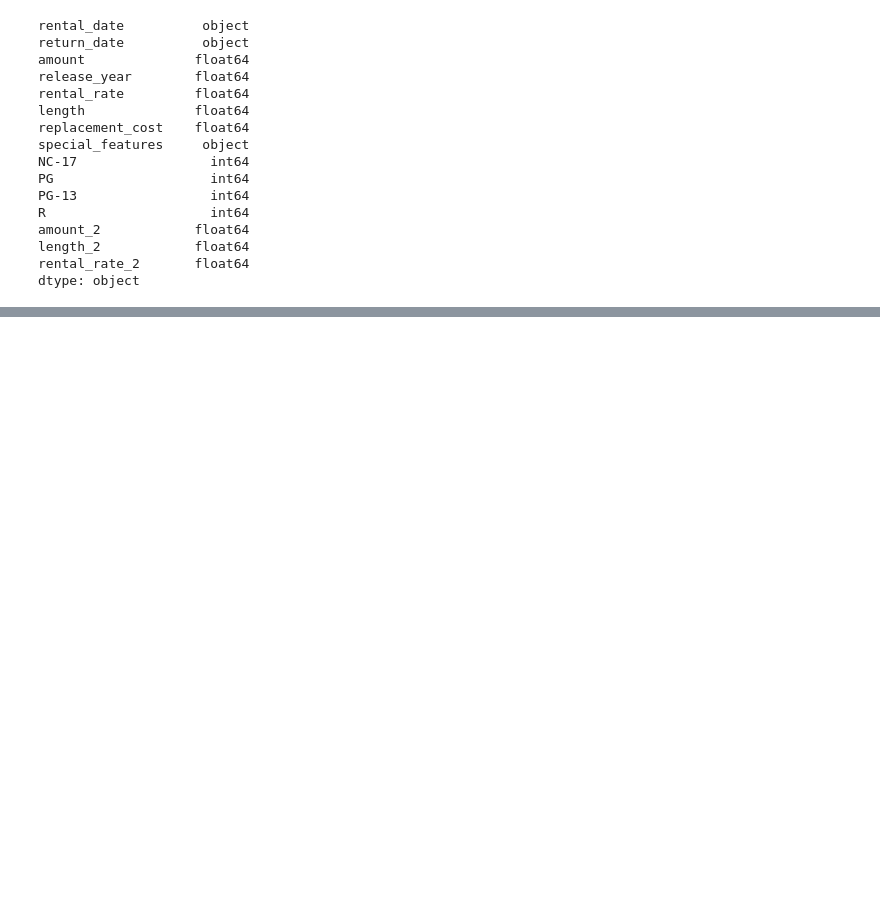
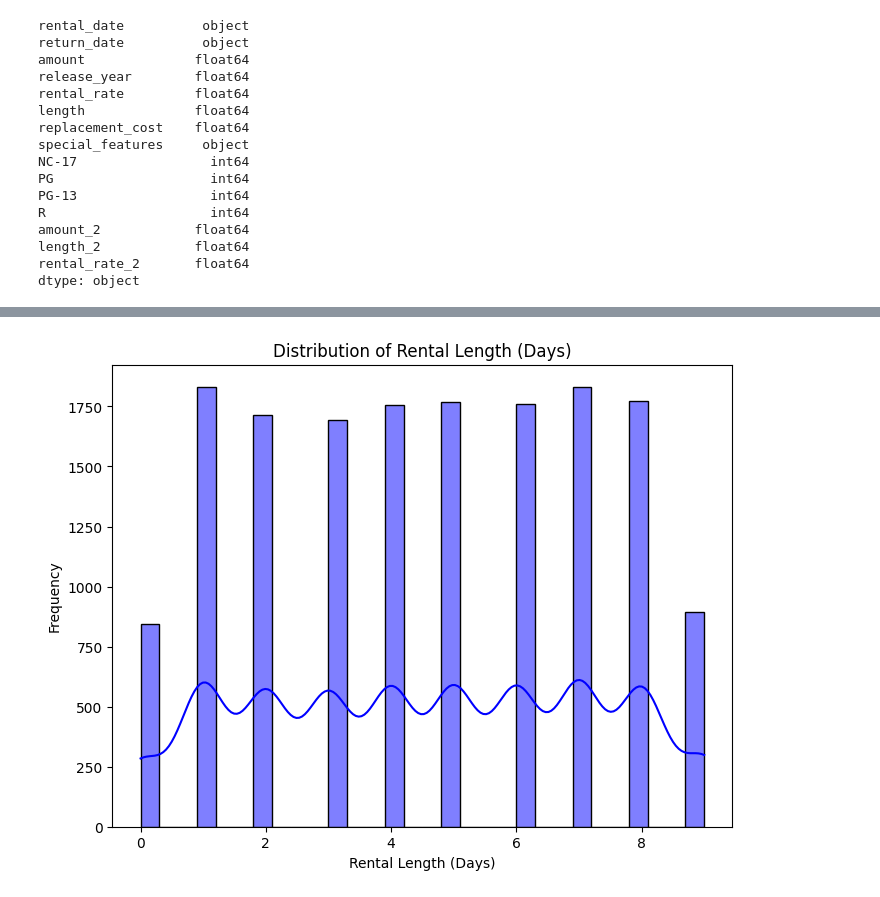
Before and after one commit to EfomahFidelis/Predicting-Movie-Rental-Durations, a Jupyter notebook: Predict_movie_rental_durations.ipynb, the cells around one changed output, grey strips where cells are left out. Saved outputs shown, nothing was run; the diff lists cells and outputs as text; code cells hidden in the pictures; blank space fills up the shorter version.

Commit message:
Add data exploration scripts with graphs (distribution and correlation heatmap)

```diff
--- a/Predict_movie_rental_durations.ipynb
+++ b/Predict_movie_rental_durations.ipynb
@@ -55,0 +133,5 @@ dtype: object
+# %%
+# Convert rental_date and return_date to datetime format
+
+df_rental["rental_date"] = pd.to_datetime(df_rental["rental_date"])
+df_rental["return_date"] = pd.to_datetime(df_rental["return_date"])
@@ -55,0 +147,7 @@ dtype: object
+# %%
+# Calculate rental_length_days
+
+df_rental["rental_length"] = df_rental["return_date"] - df_rental["rental_date"]
+df_rental["rental_length_days"] = df_rental["rental_length"].dt.days
+
+df_rental["rental_length_days"]
@@ -55,0 +167,11 @@ dtype: object
+# %%
+# Plot rental_length_days distribution
+
+plt.figure(figsize=(8, 6))
+sns.histplot(df_rental["rental_length_days"], kde=True, bins=30, color="blue")
+plt.title("Distribution of Rental Length (Days)")
+plt.xlabel("Rental Length (Days)")
+plt.ylabel("Frequency")
+plt.show()
+# %% [output]
+[figure, added]
```
Also changed, not shown: parts of 8 cells of this notebook.
